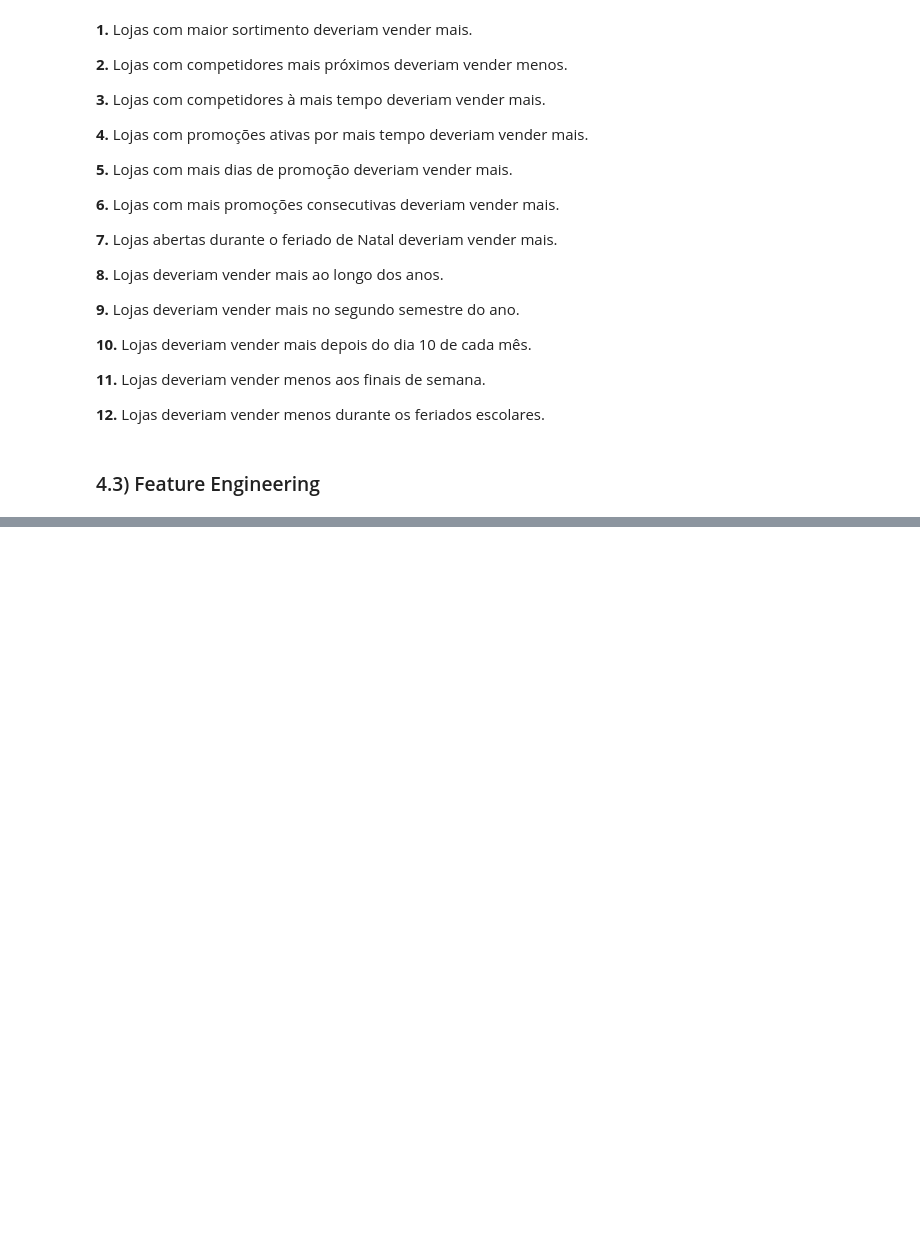
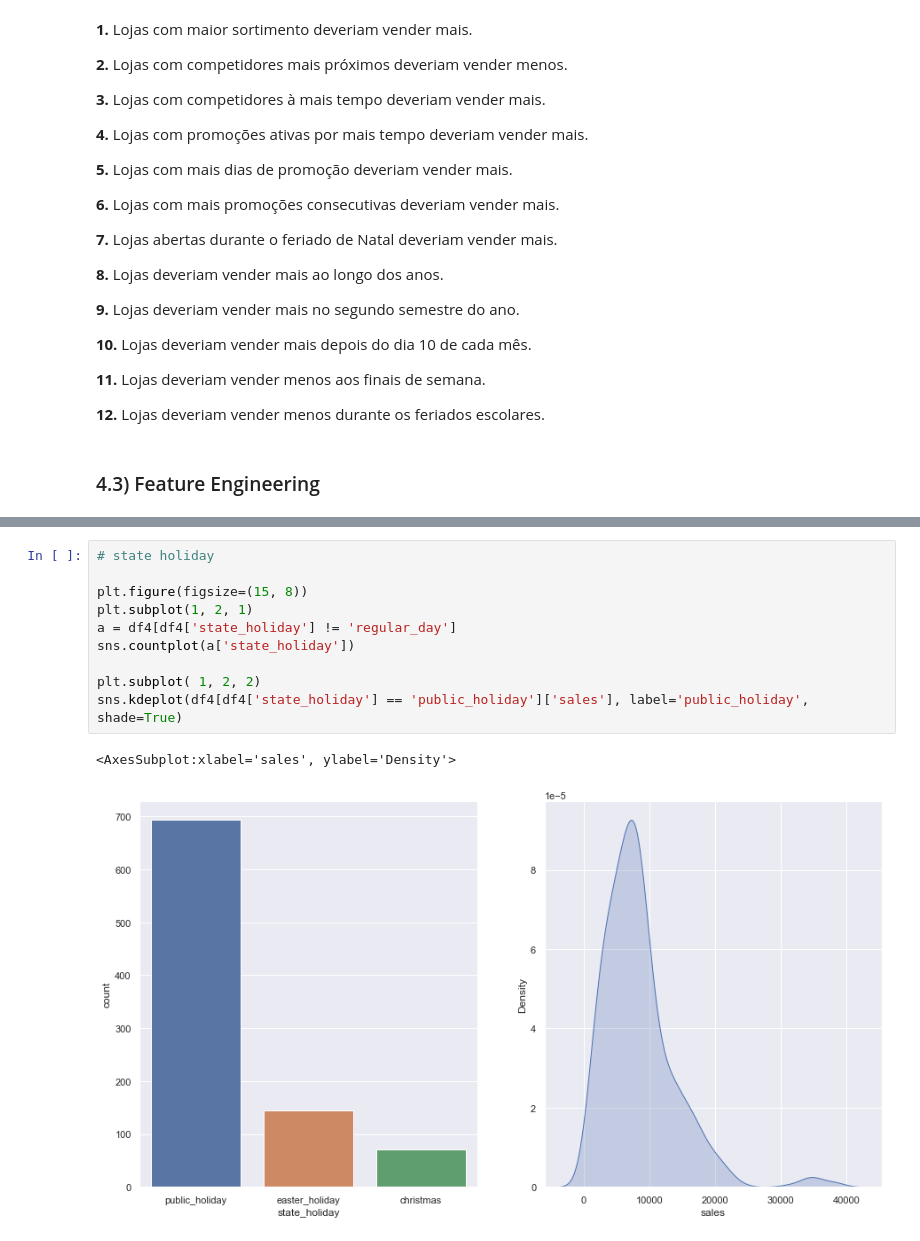
Before and after one commit to jaohenritm/Rossman, a Jupyter notebook: store_sales_prediction.ipynb, the cells around one changed output, grey strips where cells are left out. Saved outputs shown, nothing was run; the diff lists cells and outputs as text; blank space fills up the shorter version.

```diff
--- a/store_sales_prediction.ipynb
+++ b/store_sales_prediction.ipynb
@@ -359,0 +405,13 @@ Name: state_holiday, Length: 1017209, dtype: object
+# %%
+# state holiday
+
+plt.figure(figsize=(15, 8))
+plt.subplot(1, 2, 1)
+a = df4[df4['state_holiday'] != 'regular_day']
+sns.countplot(a['state_holiday'])
+
+plt.subplot( 1, 2, 2)
+sns.kdeplot(df4[df4['state_holiday'] == 'public_holiday']['sales'], label='public_holiday', shade=True)
+# %% [output]
+<AxesSubplot:xlabel='sales', ylabel='Density'>
+[figure, added]
```
Also changed, not shown: parts of 32 cells of this notebook.
